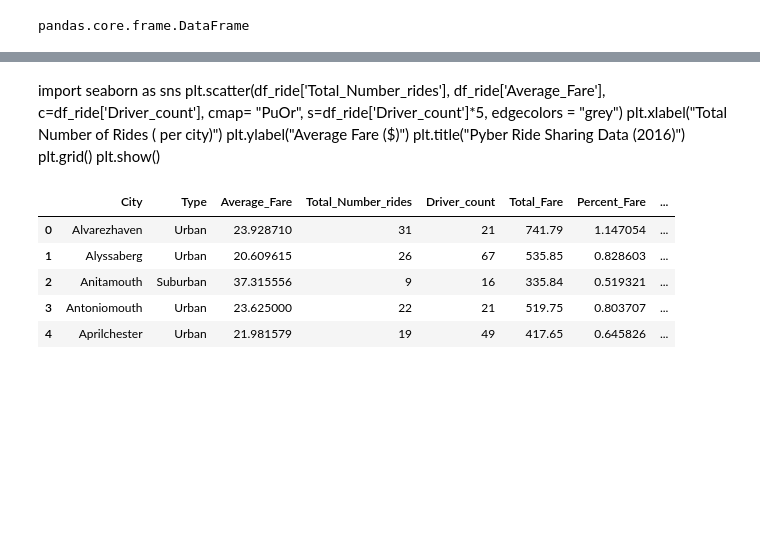
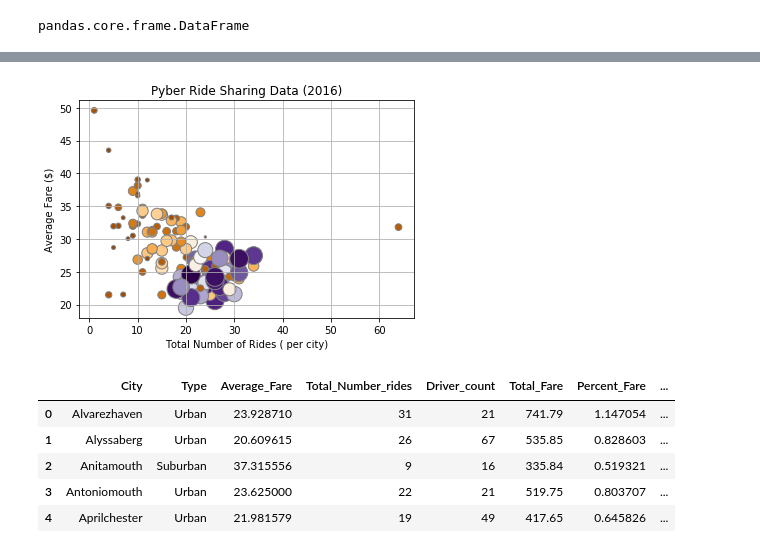
Before and after one commit to Bach1977/Matplotlib, a Jupyter notebook: Pyber_HomeWork_Final.ipynb, the cells around one changed output, grey strips where cells are left out. Saved outputs shown, nothing was run; the diff lists cells and outputs as text; code cells hidden in the pictures; blank space fills up the shorter version.

```diff
--- a/Pyber_HomeWork_Final.ipynb
+++ b/Pyber_HomeWork_Final.ipynb
@@ -36,0 +34,3 @@ df.head()
+# %%
+df = pd.merge(City, Ride, on = "city")
+df.head()
@@ -48,12 +64,14 @@ df_ride.head()
-# %% [markdown]
-import seaborn as sns
-plt.scatter(df_ride['Total_Number_rides'], df_ride['Average_Fare'], c=df_ride['Driver_count'], cmap= "PuOr",
-            s=df_ride['Driver_count']*5, edgecolors = "grey")
-plt.xlabel("Total Number of Rides ( per city)")
-plt.ylabel("Average Fare ($)")
-plt.title("Pyber Ride Sharing Data (2016)")
-plt.grid()
-plt.show()
+# %%
+import seaborn as sns
+plt.scatter(df_ride['Total_Number_rides'], df_ride['Average_Fare'], c=df_ride['Driver_count'], cmap= "PuOr",
+            s=df_ride['Driver_count']*5, edgecolors = "grey")
+plt.xlabel("Total Number of Rides ( per city)")
+plt.ylabel("Average Fare ($)")
+plt.title("Pyber Ride Sharing Data (2016)")
+plt.grid()
+plt.show()
+# %% [output]
+[figure, added]
 # %%
 df_ride['Total_Fare']= df_ride['Average_Fare'] * df_ride['Total_Number_rides']
 df_ride['Percent_Fare']= df_ride['Total_Fare'] / sum(df_ride['Total_Fare'])*100
```
Also changed, not shown: parts of 3 cells of this notebook.
